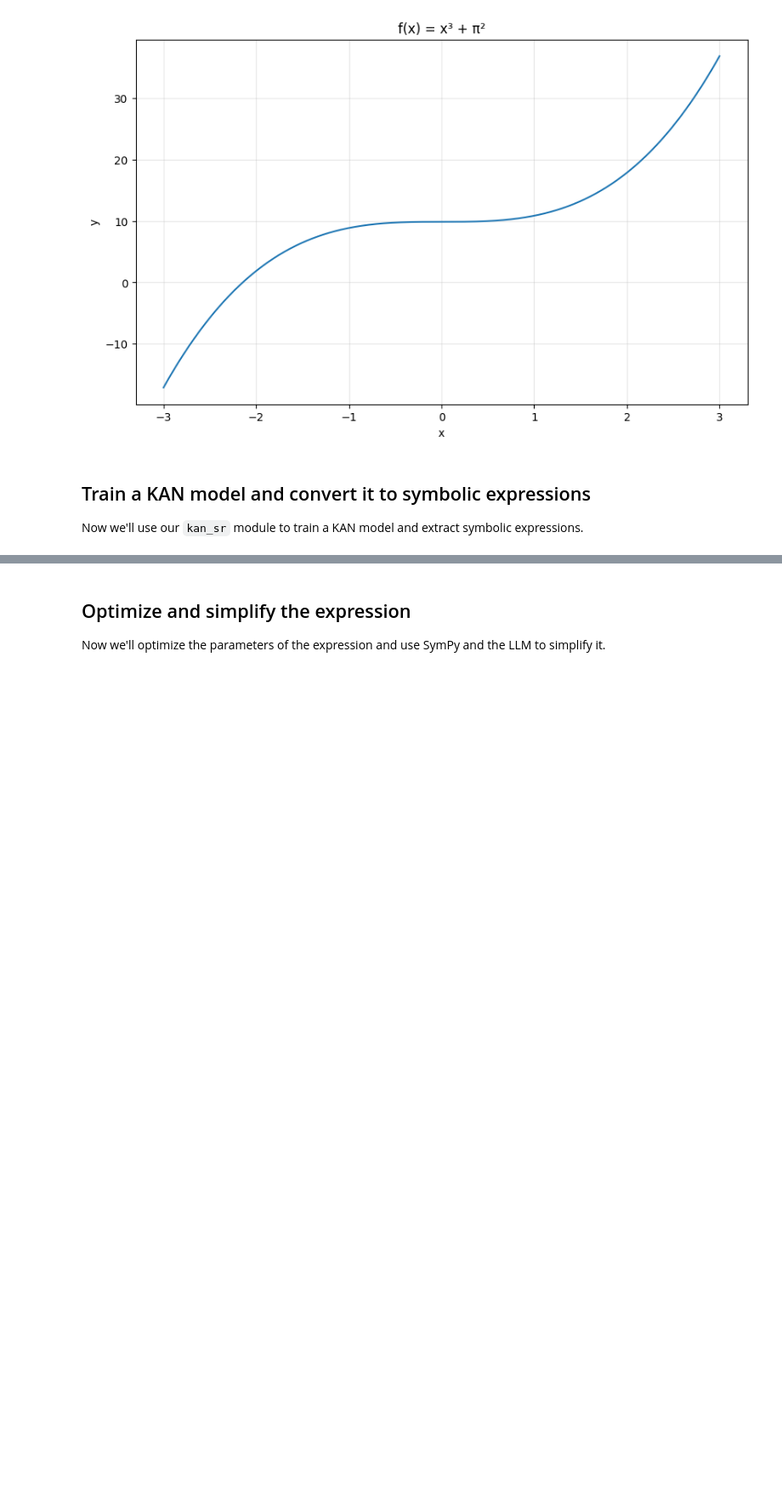
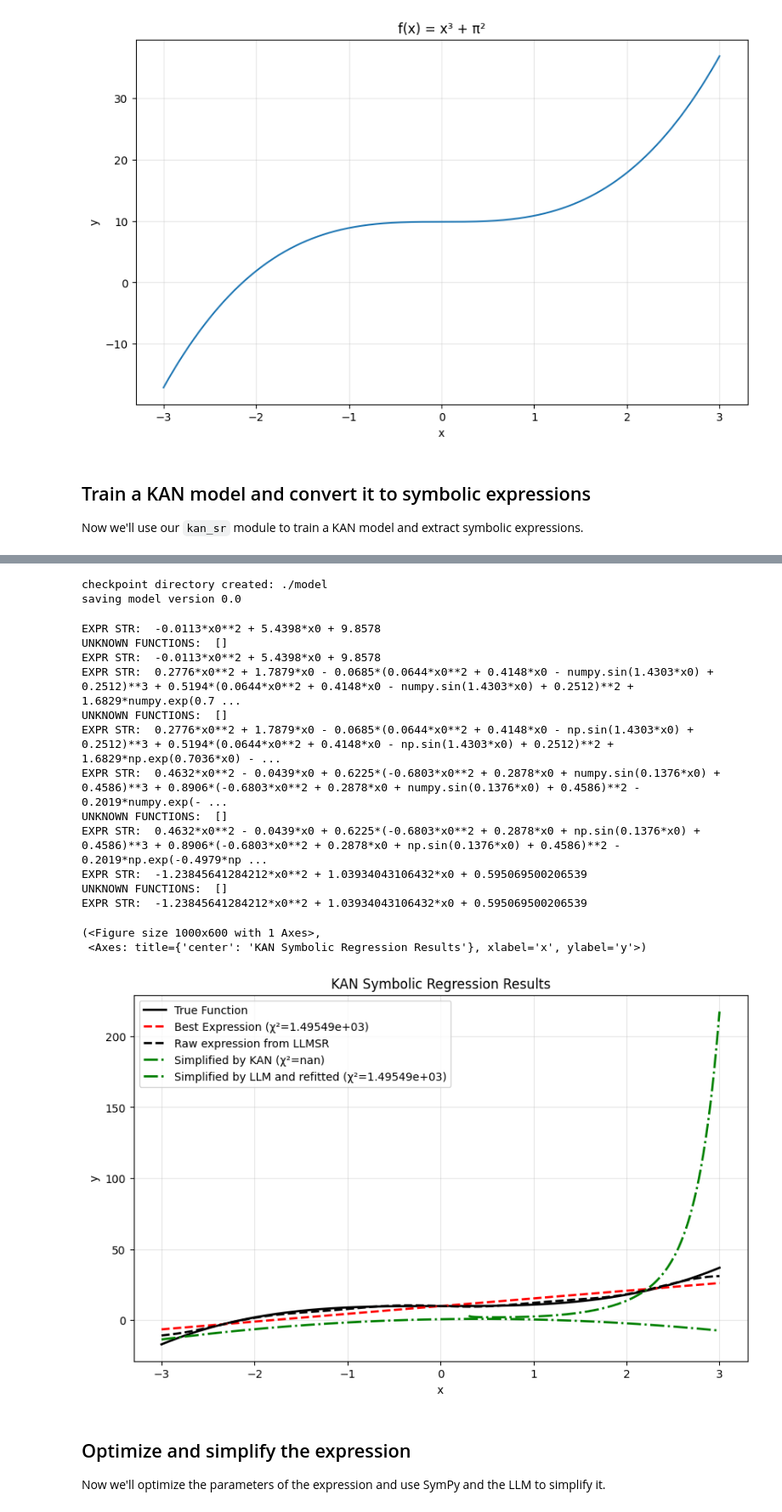
Before and after one commit to harveyThomas4692/llmlex, a Jupyter notebook: Examples/kan_sr_example.ipynb, the cells around one changed output, grey strips where cells are left out. Shown at 85% size. Drawn from its saved outputs; the diff is of its cells as text; code cells hidden in the pictures; blank space fills up the shorter version.

```diff
--- a/Examples/kan_sr_example.ipynb
+++ b/Examples/kan_sr_example.ipynb
@@ -210,16 +233,26 @@ KAN Connection: (1, 2, 0), Best Expression: -0.0756 * x**3 + 0.6261 * x**2 + 1.5
 # %%
-# # Run the complete pipeline with custom parameters
-# results = kan_sr.run_complete_pipeline(
-#     client, f,
-#     ranges=x_range,
-#     width=[1, 4, 1],  # Use a wider network for this more complex function
-#     grid=7,
-#     k=3,
-#     train_steps=500,  # More training steps
-#     gpt_model="openai/gpt-4o",
-#     node_th=0.1,      # More conservative pruning
-#     edge_th=0.1,
-#     custom_system_prompt_for_second_simplification=system_prompt_for_second_simplification,
-#     generations = 3,
-#     population=10
-# )
+# Run the complete pipeline with custom parameters
+results = kan_sr.run_complete_pipeline(
+    client, f,
+    ranges=x_range,
+    width=[1, 4, 1],  # Use a wider network for this more complex function
+    grid=7,
+    k=3,
+    train_steps=500,  # More training steps
+    gpt_model="openai/gpt-4o",
+    node_th=0.1,      # More conservative pruning
+    edge_th=0.1,
+    custom_system_prompt_for_second_simplification=system_prompt_for_second_simplification,
+    generations = 3,
+    population=10,
+    plot_parents=True,
+    demonstrate_parent_plotting=True
+)
+
+
+# Print the final expressions
+print(f"Raw expression: {results['result_dict']['raw_expression']}")
+print(f"best expression: {results['result_dict']['best_expression']}, at index {results['result_dict']['best_expression_index']}, with chi^2 {results['result_dict']['best_chi_squared']}")
+# %% [output]
+checkpoint directory created: ./model
+saving model version 0.0
@@ -225,0 +271,18 @@ KAN Connection: (1, 2, 0), Best Expression: -0.0756 * x**3 + 0.6261 * x**2 + 1.5
+# %%
+kan_sr.plot_results(f, x_range, results['result_dict'], title="KAN Symbolic Regression Results")
+# %% [output]
+EXPR STR:  -0.0113*x0**2 + 5.4398*x0 + 9.8578
+UNKNOWN FUNCTIONS:  []
+EXPR STR:  -0.0113*x0**2 + 5.4398*x0 + 9.8578
+EXPR STR:  0.2776*x0**2 + 1.7879*x0 - 0.0685*(0.0644*x0**2 + 0.4148*x0 - numpy.sin(1.4303*x0) + 0.2512)**3 + 0.5194*(0.0644*x0**2 + 0.4148*x0 - numpy.sin(1.4303*x0) + 0.2512)**2 + 1.6829*numpy.exp(0.7 ...
+UNKNOWN FUNCTIONS:  []
+EXPR STR:  0.2776*x0**2 + 1.7879*x0 - 0.0685*(0.0644*x0**2 + 0.4148*x0 - np.sin(1.4303*x0) + 0.2512)**3 + 0.5194*(0.0644*x0**2 + 0.4148*x0 - np.sin(1.4303*x0) + 0.2512)**2 + 1.6829*np.exp(0.7036*x0) - ...
+EXPR STR:  0.4632*x0**2 - 0.0439*x0 + 0.6225*(-0.6803*x0**2 + 0.2878*x0 + numpy.sin(0.1376*x0) + 0.4586)**3 + 0.8906*(-0.6803*x0**2 + 0.2878*x0 + numpy.sin(0.1376*x0) + 0.4586)**2 - 0.2019*numpy.exp(- ...
+UNKNOWN FUNCTIONS:  []
+EXPR STR:  0.4632*x0**2 - 0.0439*x0 + 0.6225*(-0.6803*x0**2 + 0.2878*x0 + np.sin(0.1376*x0) + 0.4586)**3 + 0.8906*(-0.6803*x0**2 + 0.2878*x0 + np.sin(0.1376*x0) + 0.4586)**2 - 0.2019*np.exp(-0.4979*np ...
+EXPR STR:  -1.23845641284212*x0**2 + 1.03934043106432*x0 + 0.595069500206539
+UNKNOWN FUNCTIONS:  []
+EXPR STR:  -1.23845641284212*x0**2 + 1.03934043106432*x0 + 0.595069500206539
+(<Figure size 1000x600 with 1 Axes>,
+ <Axes: title={'center': 'KAN Symbolic Regression Results'}, xlabel='x', ylabel='y'>)
+[figure, added]
```
Also changed, not shown: parts of 27 cells of this notebook, 30 other files.
